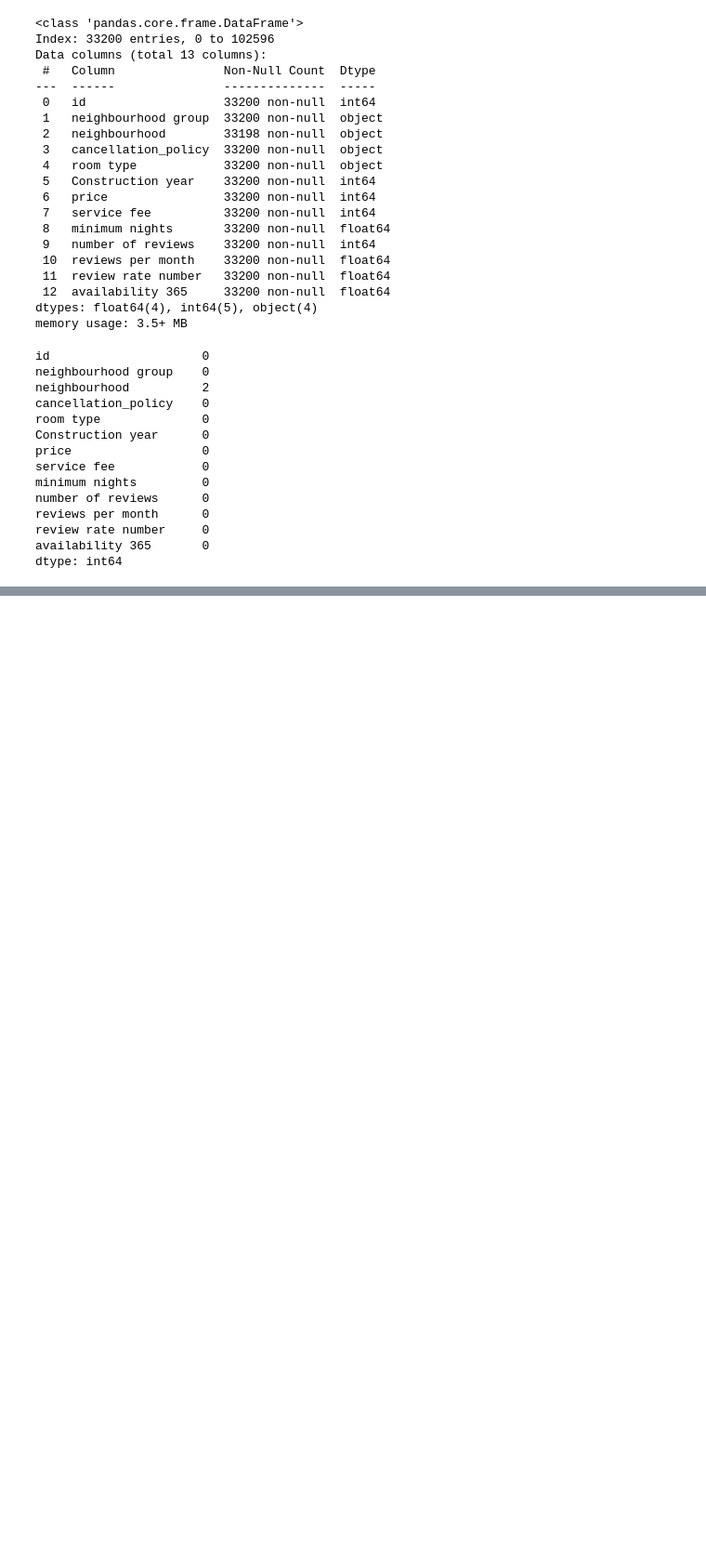
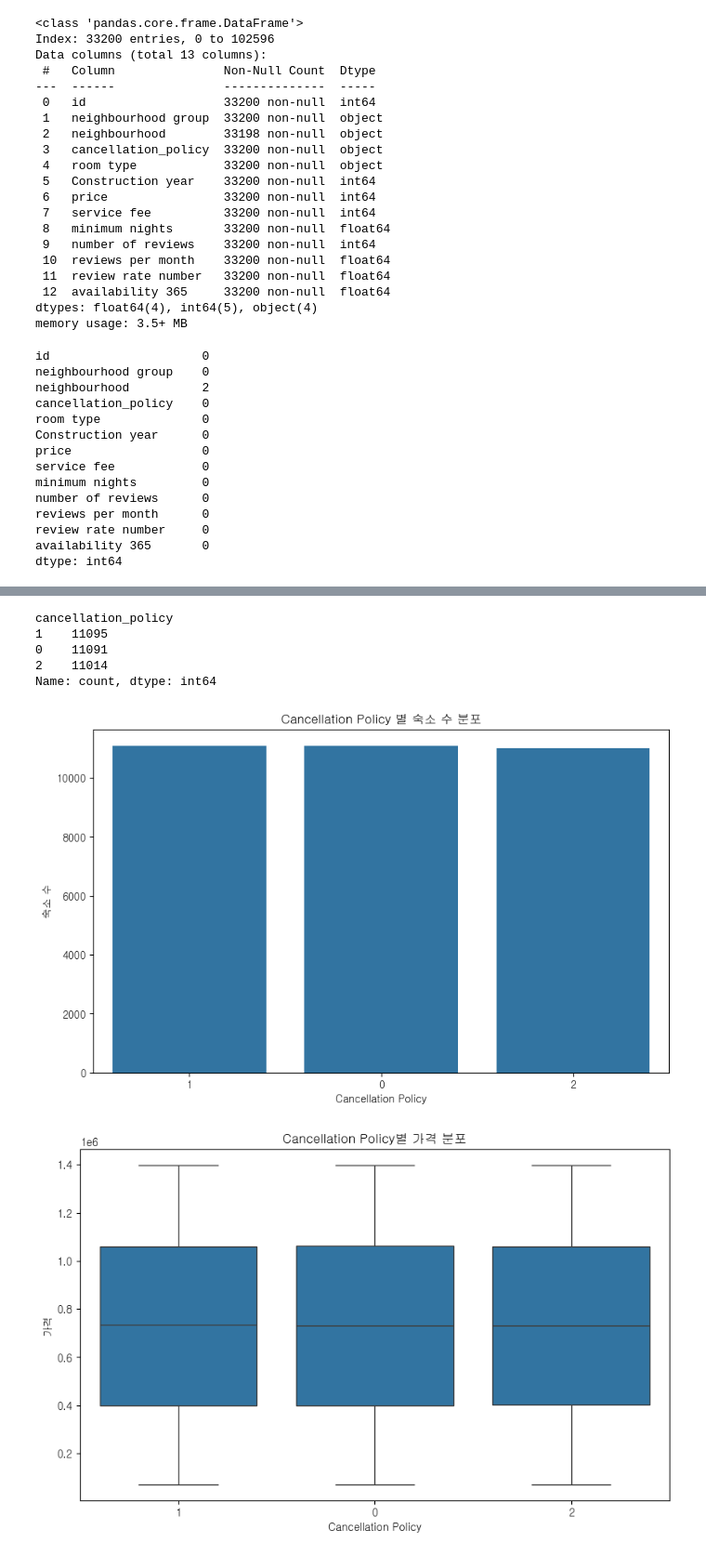
Before and after one commit to Nadaeji/airbnb-eda-insights, a Jupyter notebook: visualization/EDA 1.ipynb, the cells around one changed output, grey strips where cells are left out. Shown at 93% size. Drawn from its saved outputs; the diff is of its cells as text; code cells hidden in the pictures; blank space fills up the shorter version.

```diff
--- a/visualization/EDA 1.ipynb
+++ b/visualization/EDA 1.ipynb
@@ -415,0 +418,41 @@ plt.show()
+# %%
+# cancellation_policy 값의 분포 확인
+print(airbnb_df['cancellation_policy'].value_counts())
+
+# 1. cancellation_policy별 숙소 수 분포 (Countplot)
+plt.figure(figsize=(10, 6))
+sns.countplot(data=airbnb_df, x='cancellation_policy',
+              order=airbnb_df['cancellation_policy'].value_counts().index)
+plt.title('Cancellation Policy 별 숙소 수 분포')
+plt.xlabel('Cancellation Policy')
+plt.ylabel('숙소 수')
+plt.show()
+
+# 2. cancellation_policy별 가격 분포 (Boxplot)
+# price 컬럼이 존재하는 경우 활용 (컬럼명이 다르다면 수정하세요)
+plt.figure(figsize=(10, 6))
+sns.boxplot(data=airbnb_df, x='cancellation_policy', y='price',
+            order=airbnb_df['cancellation_policy'].value_counts().index)
+plt.title('Cancellation Policy별 가격 분포')
+plt.xlabel('Cancellation Policy')
+plt.ylabel('가격')
+plt.show()
+
+# 추가: 다른 변수(예: 리뷰 수, 예약률 등)와의 관계도 분석 가능
+# 예를 들어, 'number_of_reviews' 컬럼이 있다면 아래와 같이 시각화할 수 있습니다.
+if 'number_of_reviews' in airbnb_df.columns:
+    plt.figure(figsize=(10, 6))
+    sns.boxplot(data=airbnb_df, x='cancellation_policy', y='number_of_reviews',
+                order=airbnb_df['cancellation_policy'].value_counts().index)
+    plt.title('Cancellation Policy별 리뷰 수 분포')
+    plt.xlabel('Cancellation Policy')
+    plt.ylabel('리뷰 수')
+    plt.show()
+# %% [output]
+cancellation_policy
+1    11095
+0    11091
+2    11014
+Name: count, dtype: int64
+[figure, added]
+[figure, added]
```
Also changed, not shown: parts of 24 cells of this notebook.
